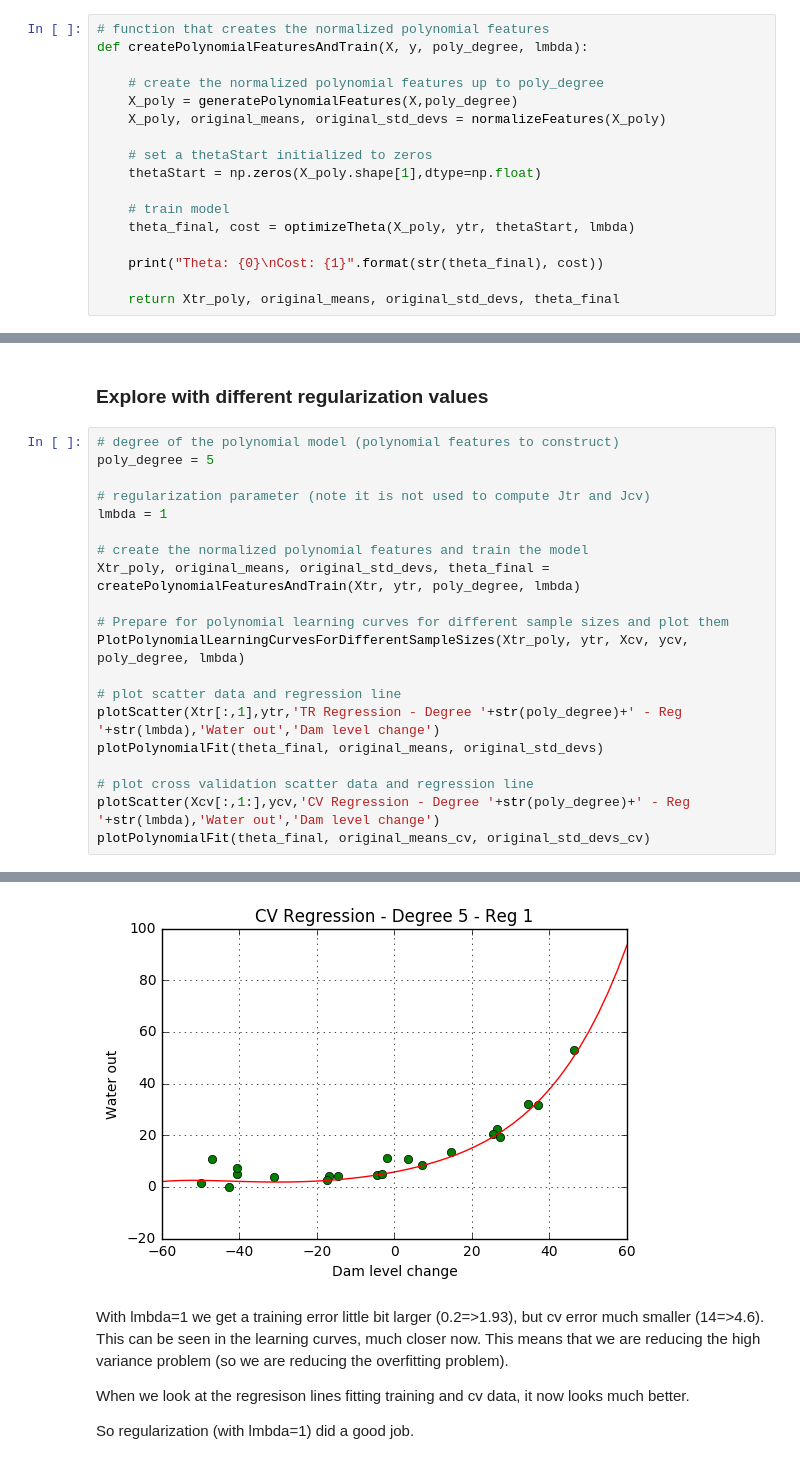
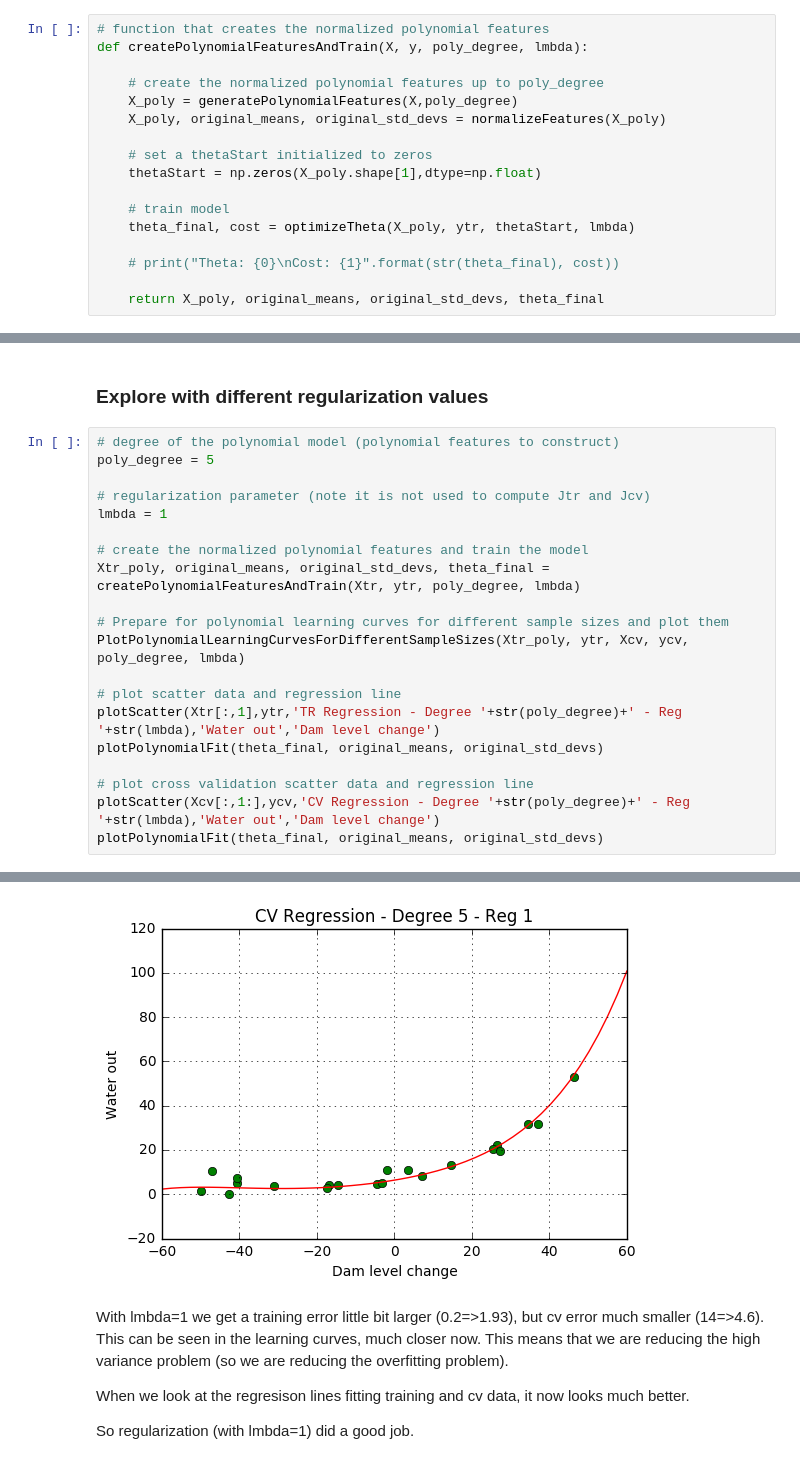
Before and after one commit to eduardbonada/ML-AndrewNg, a Jupyter notebook: ex5. Bias vs Variance/ex5. Bias vs Variance.ipynb, the cells around one changed output, grey strips where cells are left out. Saved outputs shown, nothing was run; the diff lists cells and outputs as text.

```diff
--- a/ex5. Bias vs Variance/ex5. Bias vs Variance.ipynb
+++ b/ex5. Bias vs Variance/ex5. Bias vs Variance.ipynb
@@ -281,9 +281,9 @@ def createPolynomialFeaturesAndTrain(X, y, poly_degree, lmbda):
     # train model
     theta_final, cost = optimizeTheta(X_poly, ytr, thetaStart, lmbda)
 
-    print("Theta: {0}\nCost: {1}".format(str(theta_final), cost))
+    # print("Theta: {0}\nCost: {1}".format(str(theta_final), cost))
 
-    return Xtr_poly, original_means, original_std_devs, theta_final
+    return X_poly, original_means, original_std_devs, theta_final
 # %%
 # degree of the polynomial model (polynomial features to construct)
 poly_degree = 5
@@ -382,5 +379,5 @@ plotPolynomialFit(theta_final, original_means, original_std_devs)
 
 # plot cross validation scatter data and regression line
 plotScatter(Xcv[:,1:],ycv,'CV Regression - Degree '+str(poly_degree)+' - Reg '+str(lmbda),'Water out','Dam level change')
-plotPolynomialFit(theta_final, original_means_cv, original_std_devs_cv)
+plotPolynomialFit(theta_final, original_means, original_std_devs)
 # %% [output]
@@ -390,8 +384,8 @@ Cost: 7.393734316216953
 12 12 12
 1.93724400282 4.60565224823
 [figure]
 [figure]
-[figure, old version]
+[figure, new version]
 # %% [markdown]
 With lmbda=1 we get a training error little bit larger (0.2=>1.93), but cv error much smaller (14=>4.6). This can be seen in the learning curves, much closer now. This means that we are reducing the high variance problem (so we are reducing the overfitting problem).
 
```
Also changed, not shown: parts of 7 cells of this notebook.
